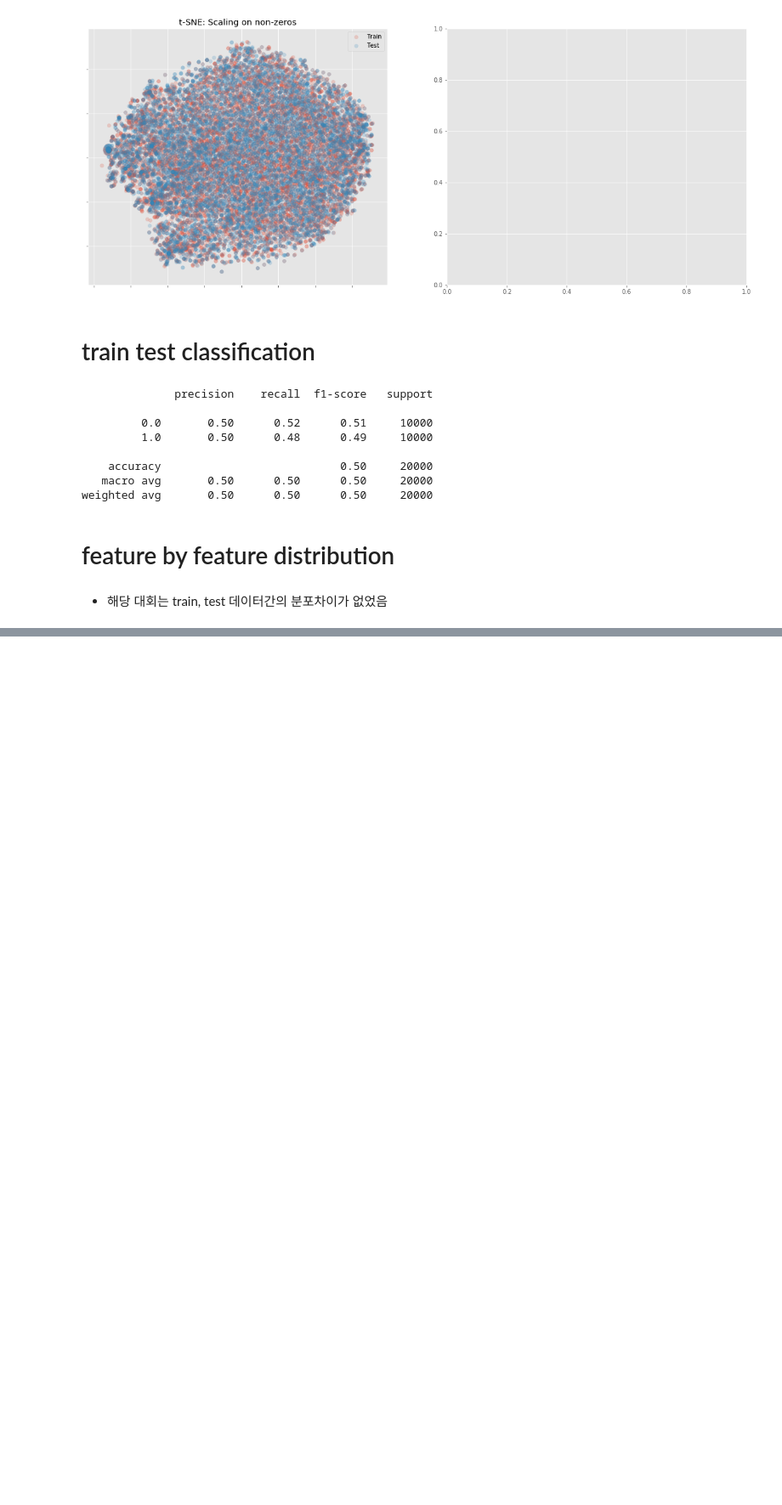
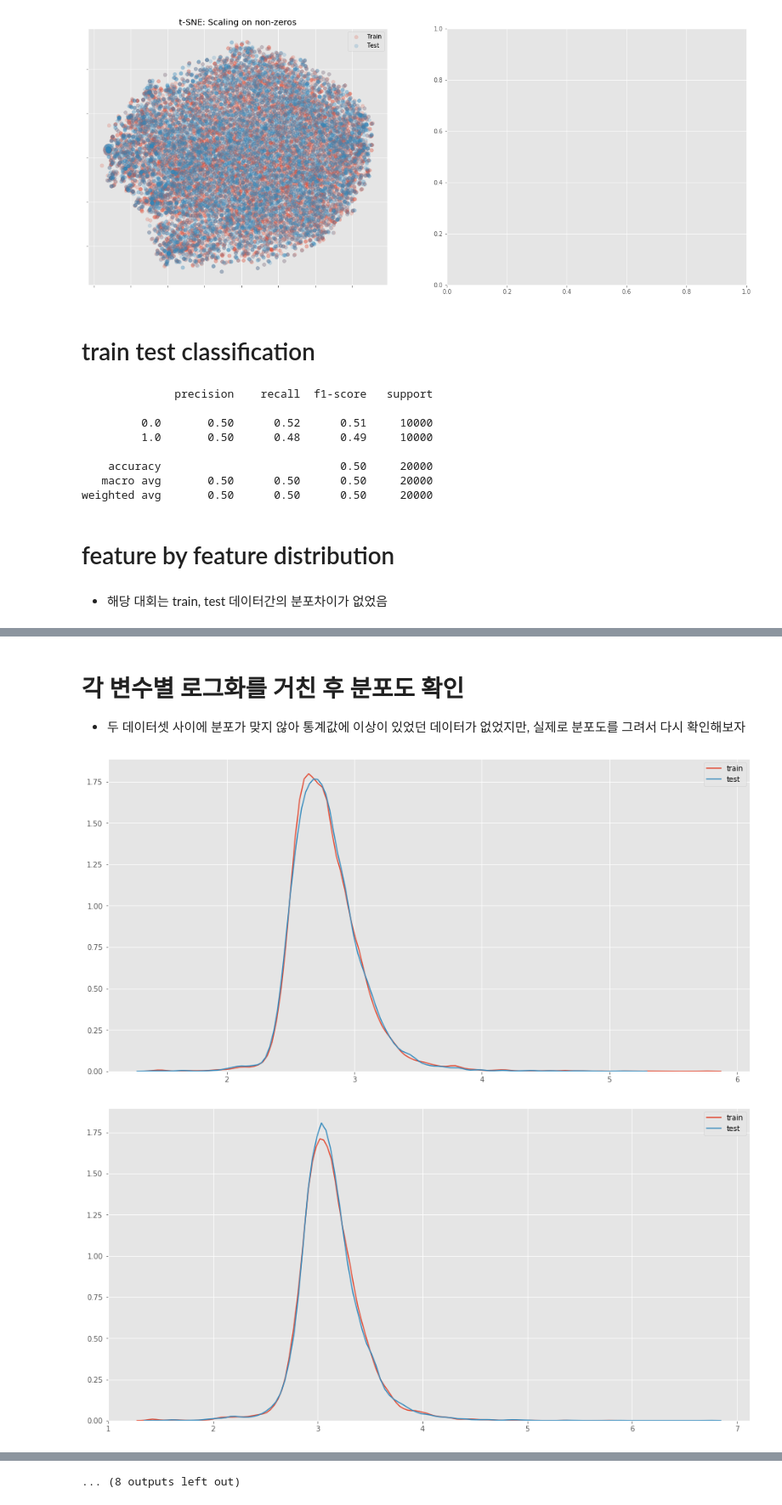
Before and after one commit to minyong-shin/Domestic-competiton, a Jupyter notebook: 데이콘 - 심리성향예측(투표시행여부)/심리성향예측 - train, test distribution.ipynb, the cells around one changed output, grey strips where cells are left out. Shown at 85% size. Drawn from its saved outputs; the diff is of its cells as text; code cells hidden in the pictures; blank space fills up the shorter version.

Commit message:
train, test 데이터 분포차이 분석 마무리

```diff
--- a/데이콘 - 심리성향예측(투표시행여부)/심리성향예측 - train, test distribution.ipynb
+++ b/데이콘 - 심리성향예측(투표시행여부)/심리성향예측 - train, test distribution.ipynb
@@ -26,7 +26,9 @@ from sklearn.model_selection import cross_val_predict
 from sklearn.metrics import classification_report
 from sklearn.model_selection import StratifiedKFold
 
+import seaborn as sns
 import matplotlib.pyplot as plt
+from matplotlib import rcParams
 from matplotlib.ticker import NullFormatter
 import os
 %matplotlib inline
@@ -34,7 +36,9 @@ import warnings
 warnings.filterwarnings(action='ignore')
 
 plt.style.use('ggplot') #ggplot스타일 사용
+rcParams['figure.figsize'] = (16, 8)
 plt.rc('axes', unicode_minus=False)
+pd.set_option('max_columns', 100)
 # %% [markdown]
 - real world predict(covariate(공변량) shift)
 
@@ -54,9 +55,25 @@ te = pd.read_csv(os.path.join(data_file_path,'test_x.csv')).sample(10000)
+# %%
+tr = pd.read_csv(os.path.join(data_file_path,'train.csv')).sample(10000)
+te = pd.read_csv(os.path.join(data_file_path,'test_x.csv')).sample(10000)
+
+qe_ls = [col for col in tr.columns.tolist() if col[0] == 'Q' and col[-1] == 'E']
+qa_ls = [col for col in tr.columns.tolist() if col[0] == 'Q' and col[-1] == 'A']
+
+tr2 = tr.copy()
+te2 = te.copy()
+
+for col in qe_ls:
+    tr2[col] = np.log10(tr2[col])
+    te2[col] = np.log10(te2[col])
 # %%
 tr.drop(columns = 'index', inplace = True)
 te.drop(columns = 'index', inplace = True)
 # %%
 tr = tr.select_dtypes(['float64'])
 te = te.select_dtypes(['float64'])
+
+tr = pd.concat([tr, tr2[qe_ls]], axis = 1)
+te = pd.concat([te, te2[qe_ls]], axis = 1)
 # %% [markdown]
 # Data preprocessing
 # %%
@@ -276,0 +306,14 @@ for col in tqdm(tr.columns):
+# %% [markdown]
+# 각 변수별 로그화를 거친 후 분포도 확인
+- 두 데이터셋 사이에 분포가 맞지 않아 통계값에 이상이 있었던 데이터가 없었지만, 실제로 분포도를 그려서 다시 확인해보자
+# %%
+def dist_plot(df, col):
+    sns.kdeplot(df[col].iloc[train_idx],label = 'train')
+    sns.kdeplot(df[col].iloc[test_idx], label = 'test')
+    plt.show()
+# %%
+for col in qe_ls:
+    dist_plot(total_df_all, col)
+# %% [output]
+[figure, added]
+[figure, added]
@@ -276,0 +330 @@ for col in tqdm(tr.columns):
+... (8 outputs left out)
```
Also changed, not shown: parts of 10 cells of this notebook.
